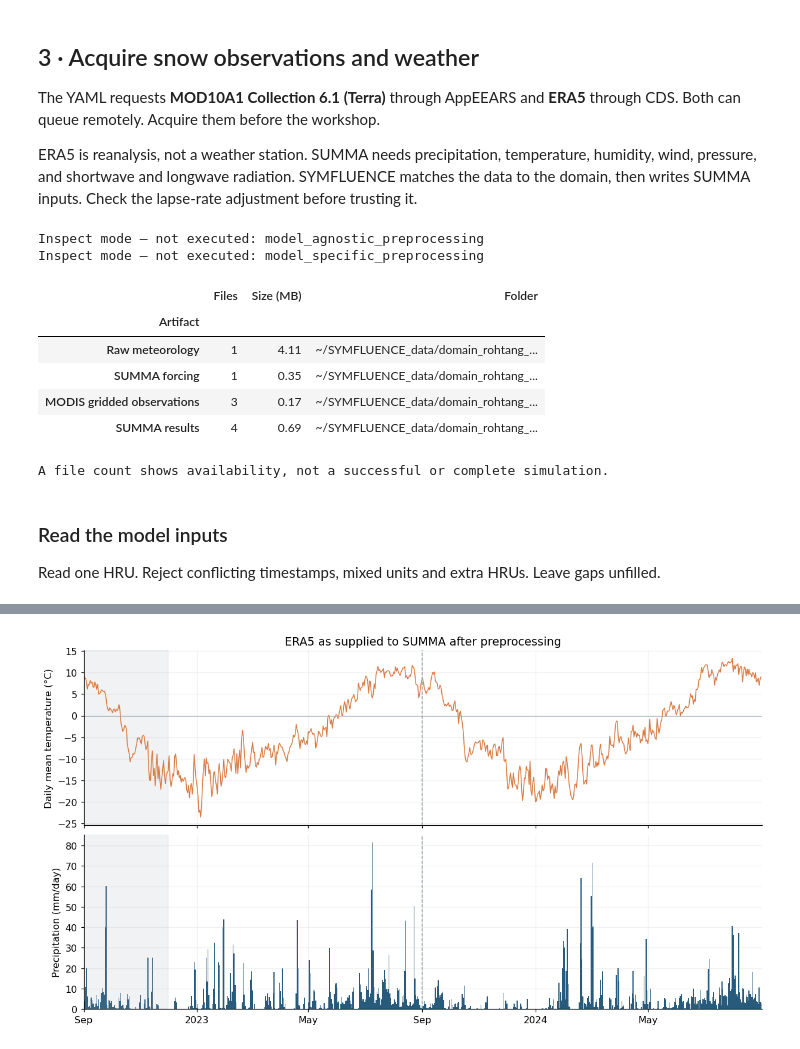
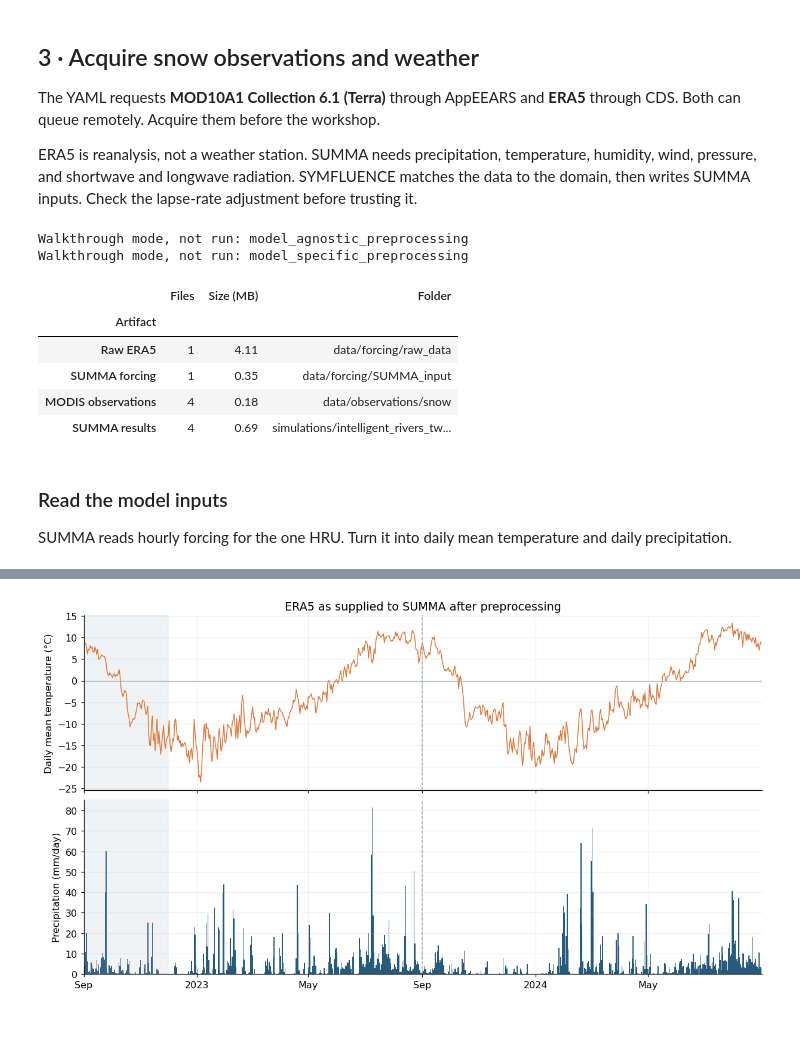
Before and after one commit to symfluence-org/SYMFLUENCE, a Jupyter notebook: examples/04_workshop_notebooks/04d_intelligent_rivers_snow.ipynb, the cells around one changed output, grey strips where cells are left out. Drawn from its saved outputs; the diff is of its cells as text; code cells hidden in the pictures.

```diff
--- a/examples/04_workshop_notebooks/04d_intelligent_rivers_snow.ipynb
+++ b/examples/04_workshop_notebooks/04d_intelligent_rivers_snow.ipynb
@@ -197,24 +169,19 @@ The domain is a rectangular footprint of about 4.2 km² near Rohtang Pass. One *
 workflow = None
 
 def run_stage(names):
-    """Use SYMFLUENCE's public step interface; no independent data pipeline."""
+    """Run SYMFLUENCE workflow steps by name. In walkthrough mode, just say what would run."""
     global workflow
-    names = stages_to_run(names, USE_PREPARED_DATA)
-    if not names:
-        print("Prepared data supplies these acquisition stages.")
+    names = stages_to_run(names, USE_PREPARED_DATA)  # prepared data replaces the download steps
+    if not RUN_STEPS:
+        print("Walkthrough mode, not run:", ", ".join(names) or "downloads only")
         return
-    if not RUN_STEPS:
-        print("Inspect mode — not executed:", ", ".join(names))
-        return
-    if workflow is None:
-        # Figures are authored below for snow; native generic plots expect streamflow observations.
-        workflow = SYMFLUENCE(config, visualize=False)
-    workflow.run_individual_steps(names)
-
-def unavailable(reason):
-    display(Markdown(f"**Not available yet:** {reason}"))
+    if names:
+        if workflow is None:
+            workflow = SYMFLUENCE(config, visualize=False)
+        workflow.run_individual_steps(names)
 
 def mark_periods(ax):
+    """Shade the spin-up and mark the start of the evaluation season."""
     ax.axvspan(start, spinup_end + pd.Timedelta(days=1), color=GREY, alpha=0.14)
     ax.axvline(eval_start, color=GREY, ls="--", lw=1)
     ax.set_xlim(start, end)
@@ -287,32 +234,30 @@ ERA5 is reanalysis, not a weather station. SUMMA needs precipitation, temperatur
 # %%
 run_stage(["process_observed_data", "acquire_forcings", "model_agnostic_preprocessing"])
 run_stage(["model_specific_preprocessing"])
 
+forcing_dir = data_dir / "forcing" / "SUMMA_input"
+snow_obs_dir = data_dir / "observations" / "snow"
 inventory = []
-for label, folder, pattern in [
-    ("Raw meteorology", resolve_data_subdir(project, "forcing") / "raw_data", "*.nc"),
-    ("SUMMA forcing", forcing_dir, "*.nc"),
-    ("MODIS gridded observations", snow_dir, "*.nc"),
-    ("SUMMA results", sim_dir, "*.nc"),
-]:
-    files = list(folder.glob(pattern))
+for label, folder in [("Raw ERA5", data_dir / "forcing" / "raw_data"),
+                      ("SUMMA forcing", forcing_dir),
+                      ("MODIS observations", snow_obs_dir),
+                      ("SUMMA results", sim_dir)]:
+    files = [p for p in folder.rglob("*") if p.suffix in {".nc", ".csv"}]
     inventory.append({"Artifact": label, "Files": len(files),
                       "Size (MB)": round(sum(p.stat().st_size for p in files) / 1e6, 2),
-                      "Folder": str(folder)})
+                      "Folder": str(folder.relative_to(project))})
 display(pd.DataFrame(inventory).set_index("Artifact"))
-print("A file count shows availability, not a successful or complete simulation.")
 # %% [output]
-Inspect mode — not executed: model_agnostic_preprocessing
-Inspect mode — not executed: model_specific_preprocessing
+Walkthrough mode, not run: model_agnostic_preprocessing
+Walkthrough mode, not run: model_specific_preprocessing
 |  | Files | Size (MB) | Folder |
 | Artifact |  |  |  |
-| Raw meteorology | 1 | 4.11 | ~/SYMFLUENCE_data/domain_rohtang_... |
-| SUMMA forcing | 1 | 0.35 | ~/SYMFLUENCE_data/domain_rohtang_... |
-| MODIS gridded observations | 3 | 0.17 | ~/SYMFLUENCE_data/domain_rohtang_... |
-| SUMMA results | 4 | 0.69 | ~/SYMFLUENCE_data/domain_rohtang_... |
+| Raw ERA5 | 1 | 4.11 | data/forcing/raw_data |
+| SUMMA forcing | 1 | 0.35 | data/forcing/SUMMA_input |
+| MODIS observations | 4 | 0.18 | data/observations/snow |
+| SUMMA results | 4 | 0.69 | simulations/intelligent_rivers_tw... |
-A file count shows availability, not a successful or complete simulation.
 # %% [markdown]
 ### Read the model inputs
 
-Read one HRU. Reject conflicting timestamps, mixed units and extra HRUs. Leave gaps unfilled.
+SUMMA reads hourly forcing for the one HRU. Turn it into daily mean temperature and daily precipitation.
 # %%
```
Also changed, not shown: parts of 18 cells of this notebook, 4 other files.
